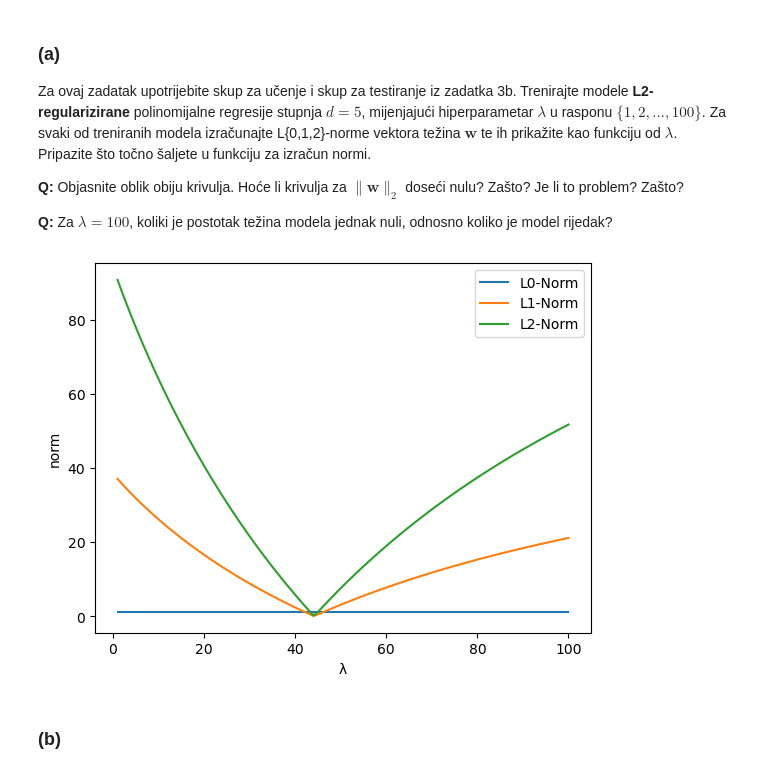
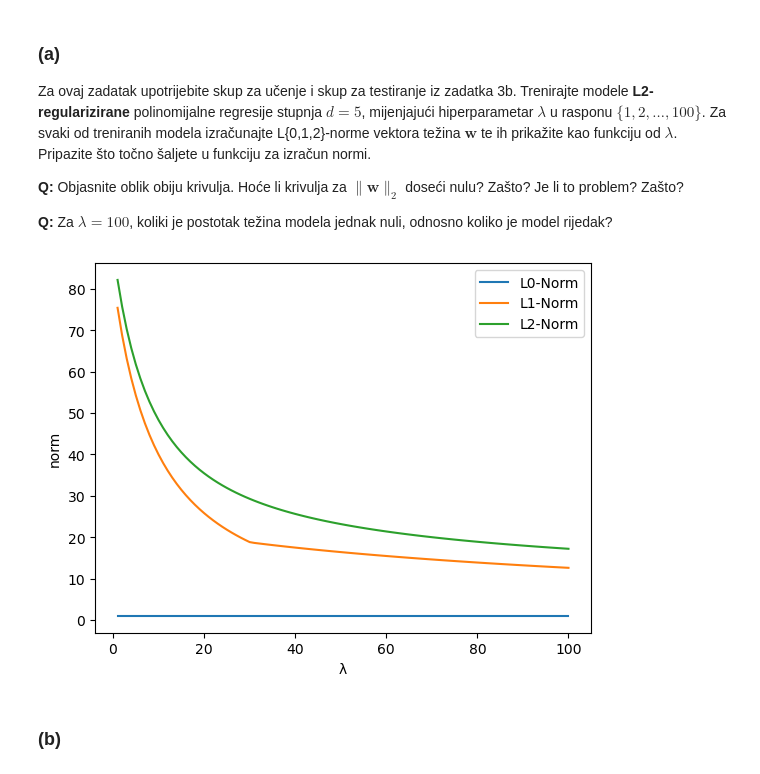
Before and after one commit to IvaGoluza/machine_learning, a Jupyter notebook: SU1-2023-LAB1.ipynb, the cells around one changed output. Drawn from its saved outputs; the diff is of its cells as text; code cells hidden in the pictures.

```diff
--- a/SU1-2023-LAB1.ipynb
+++ b/SU1-2023-LAB1.ipynb
@@ -383,8 +383,8 @@ plt.scatter(train_x, train_y, label='D')
 for l in [0, 100]:
     for d in [2, 10]:
         poly = PolynomialFeatures(d)
-        phi = poly.fit_transform(train_x)
-        ridge = Ridge(alpha=l, fit_intercept=False)
+        phi = poly.fit_transform(train_x)[:, 1:]
+        ridge = Ridge(alpha=l)
         l2_reg = ridge.fit(phi, train_y)
         plt.plot(train_x, l2_reg.predict(phi), label=f'λ={l} d={d}')
 plt.xlabel('X')
@@ -407,11 +407,11 @@ train_error = []
 test_error = []
 for l in range(0, 51):
     poly = PolynomialFeatures(10)
-    phi = poly.fit_transform(X_train)
-    ridge = Ridge(alpha=l, fit_intercept=False)
+    phi = poly.fit_transform(X_train)[:, 1:]
+    ridge = Ridge(alpha=l)
     l2_reg = ridge.fit(phi, y_train)
     train_error.append(math.log(mean_squared_error(y_train, l2_reg.predict(phi))))
-    test_error.append(math.log(mean_squared_error(y_test, l2_reg.predict(poly.fit_transform(X_test)))))
+    test_error.append(math.log(mean_squared_error(y_test, l2_reg.predict(poly.fit_transform(X_test)[:, 1:]))))
 plt.plot(range(0, 51), train_error, label='Training error')
 plt.plot(range(0, 51), test_error, label='Test error')
 plt.xticks(list(range(0, 51, 10)))
@@ -439,28 +439,27 @@ Za ovaj zadatak upotrijebite skup za učenje i skup za testiranje iz zadatka 3b.
 # %%
 from sklearn.linear_model import Ridge
 # Vaš kôd ovdje
 l0 = []
 l1 = []
 l2 = []
+poly = PolynomialFeatures(5)
+phi = poly.fit_transform(X_train)[:, 1:]
 for l in range(1, 101):
-    poly = PolynomialFeatures(5)
-    phi = poly.fit_transform(X_train)
     ridge = Ridge(alpha=l)
     l2_reg = ridge.fit(phi, y_train)
     w = l2_reg.coef_
-    w[0] = l2_reg.intercept_
     l0.append(nonzeroes(w))
     l1.append(linalg.norm(w, 1))
     l2.append(linalg.norm(w))
 plt.plot(range(1, 101), l0, label='L0-Norm')
 plt.plot(range(1, 101), l1, label='L1-Norm')
 plt.plot(range(1, 101), l2, label='L2-Norm')
 plt.xlabel("λ")
 plt.ylabel("norm")
 plt.legend(loc="best")
 plt.show()
 # %% [output]
-[figure, old version]
+[figure, new version]
 # %% [markdown]
 ### (b)
 # %% [markdown]
```
Also changed, not shown: parts of 11 cells of this notebook.
